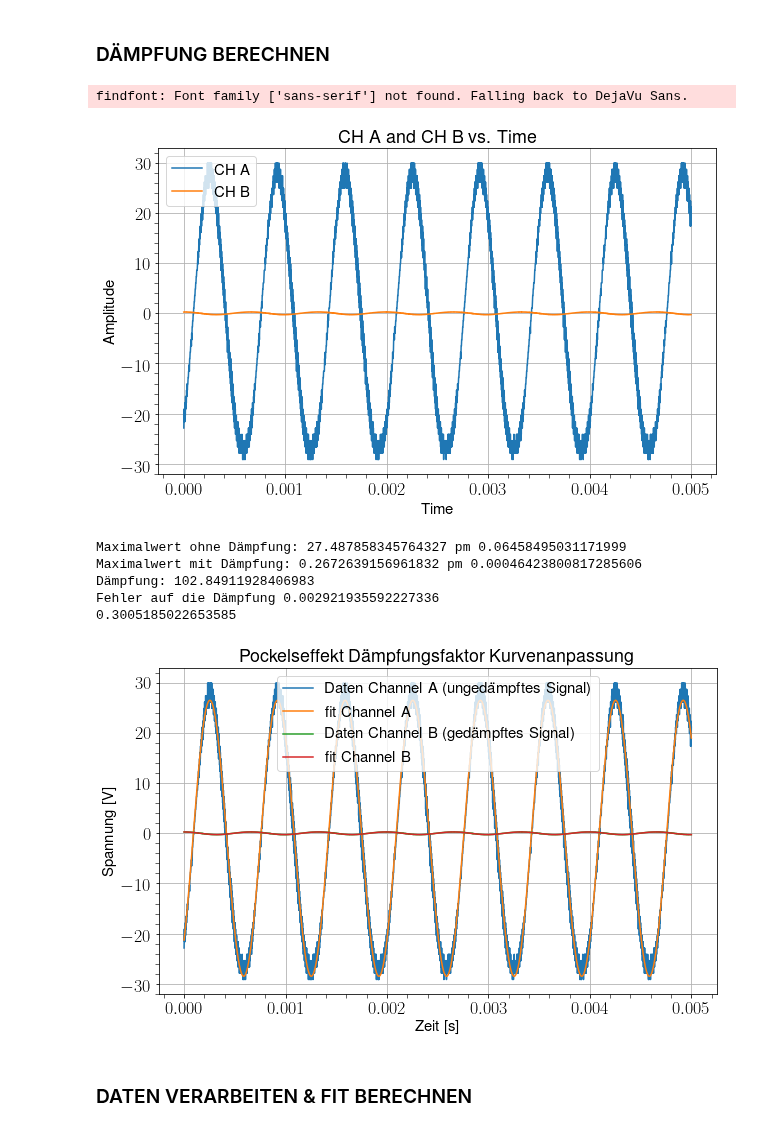
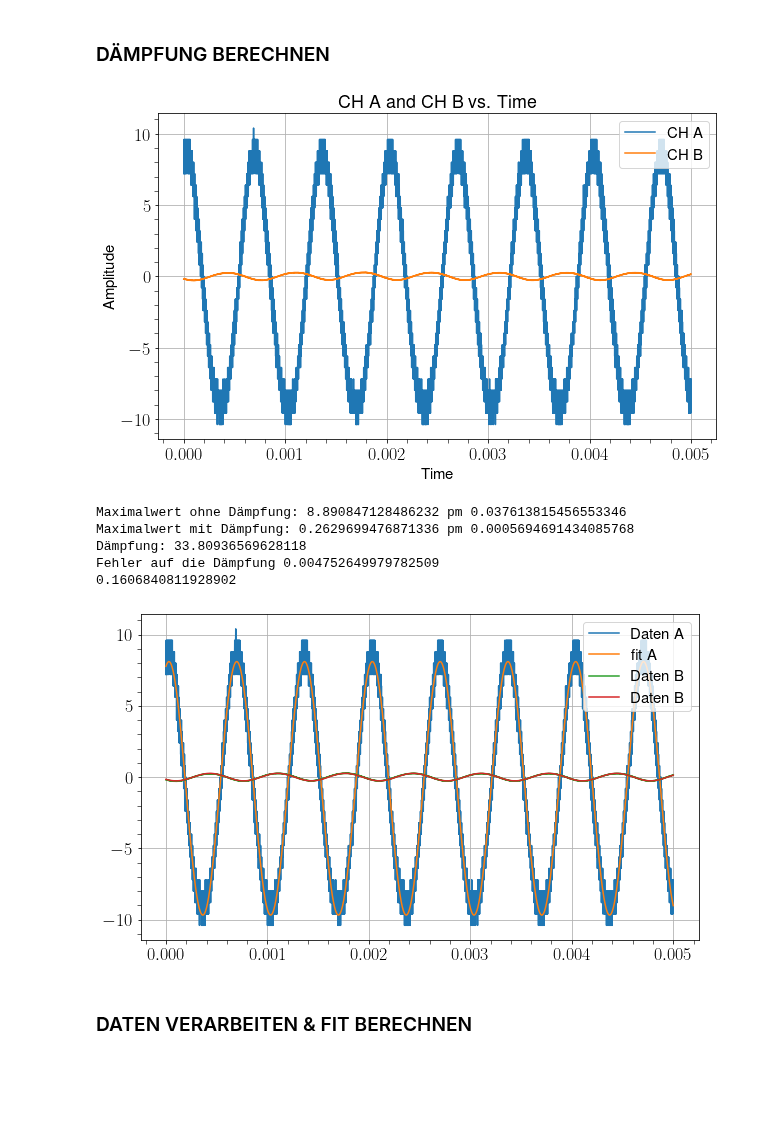
Before and after one commit to MayerPablo/FP, a Jupyter notebook: FarPock/FarPock.ipynb, the cells around one changed output. Drawn from its saved outputs; the diff is of its cells as text; code cells hidden in the pictures; blank space fills up the shorter version.

```diff
--- a/FarPock/FarPock.ipynb
+++ b/FarPock/FarPock.ipynb
@@ -152,14 +152,15 @@ channelA = channelA[::2]
 channelB = channelB[::2]
 
 #load data
-df = pd.read_csv("NV2_großer_bereich_HM1508.csv")
+df = pd.read_csv("damp1503_neu_HM1508.csv")
 df_2 = pd.read_csv("ch2_auf_ch1_HM1508.csv")
 
 # Convert DataFrame columns to NumPy arrays
-channelA_damp = df['CH B'].to_numpy()*np.pi
+channelA_damp = df['CH B'].to_numpy()
 channelB_damp = df['CH A'].to_numpy()
 time_array = df['Time'].to_numpy()
 
+# #fake damp
 # channelB_damp = channelA_damp * 0.01
 # %% [markdown]
 ### DÄMPFUNG BERECHNEN
@@ -179,8 +180,7 @@ plt.grid(True)
 plt.title('CH A and CH B vs. Time')
 plt.show()
 # %% [output]
-findfont: Font family ['sans-serif'] not found. Falling back to DejaVu Sans.
-[figure, old version]
+[figure, new version]
 # %%
 def fit_sin(p0,x,y):
     fit = curve_fit(my_sin, x, y, p0=p0)
@@ -199,49 +199,43 @@ def my_sin(x, freq, amplitude, phase, offset):
 
 # Anfangswerte für den fit (geraten)
 #p0=[guess_freq, guess_amplitude, guess_phase, guess_offset]
 p0_dampA = [58000/(2*pi), 9, 1.5, 0]
 p0_dampB = [58000/(2*pi), 0.25, 3.5, 0]
 
 # Plots
 plt.figure(figsize=(10, 6))
 
-plt.plot(time_array,channelA_damp,label="Daten Channel A (ungedämpftes Signal)")
+plt.plot(time_array,channelA_damp,label="Daten A")
 # plt.plot(time_array,my_sin(time_array, *p0_dampA),label="guess A")
-plt.plot(time_array,fit_sin(p0_dampA,time_array,channelA_damp),label="fit Channel A")
+plt.plot(time_array,fit_sin(p0_dampA,time_array,channelA_damp),label="fit A")
 
-plt.plot(time_array,channelB_damp,label="Daten Channel B (gedämpftes Signal)")
+plt.plot(time_array,channelB_damp,label="Daten B")
 # plt.plot(time_array,my_sin(time_array, *p0_dampB),label="guess B")
-plt.plot(time_array,fit_sin(p0_dampB,time_array,channelB_damp),label="fit Channel B")
-
-plt.title(r'Pockelseffekt Dämpfungsfaktor Kurvenanpassung')
-plt.ylabel(r'Spannung [V]')
-plt.xlabel(r'Zeit [s]')
+plt.plot(time_array,fit_sin(p0_dampB,time_array,channelB_damp),label="Daten B")
 
 plt.legend()
 
 # Amplituden
 amp_damp_A = np.abs(amp_and_err(p0_dampA,time_array,channelA_damp)[0])
 amp_damp_B = np.abs(amp_and_err(p0_dampB,time_array,channelB_damp)[0])
 
 amp_damp_A_err = amp_and_err(p0_dampA,time_array,channelA_damp)[1]
 amp_damp_B_err = amp_and_err(p0_dampB,time_array,channelB_damp)[1]
 
 #printing
 print("Maximalwert ohne Dämpfung:",amp_damp_A,"pm",amp_damp_A_err)
 print("Maximalwert mit Dämpfung:",amp_damp_B,"pm",amp_damp_B_err)
 print("Dämpfung:",amp_damp_A/amp_damp_B)
 print("Fehler auf die Dämpfung",einfachGaussMult(np.array([amp_damp_A_err,amp_damp_B_err]),
                                 np.array([amp_damp_A,amp_damp_B]) , np.array([1,-1])))
 print(amp_damp_A/amp_damp_B*np.sqrt((amp_damp_A_err/amp_damp_A)**2+(amp_damp_B_err/amp_damp_B)**2))
-
-plt.savefig("Pockel2.pdf")
 # %% [output]
-Maximalwert ohne Dämpfung: 27.487858345764327 pm 0.06458495031171999
-Maximalwert mit Dämpfung: 0.2672639156961832 pm 0.00046423800817285606
-Dämpfung: 102.84911928406983
-Fehler auf die Dämpfung 0.002921935592227336
-0.3005185022653585
+Maximalwert ohne Dämpfung: 8.890847128486232 pm 0.037613815456553346
+Maximalwert mit Dämpfung: 0.2629699476871336 pm 0.0005694691434085768
+Dämpfung: 33.80936569628118
+Fehler auf die Dämpfung 0.004752649979782509
+0.1606840811928902
-[figure, old version]
+[figure, new version]
 # %% [markdown]
 ### DATEN VERARBEITEN & FIT BERECHNEN
 # %%
```
Also changed, not shown: parts of 2 cells of this notebook.
